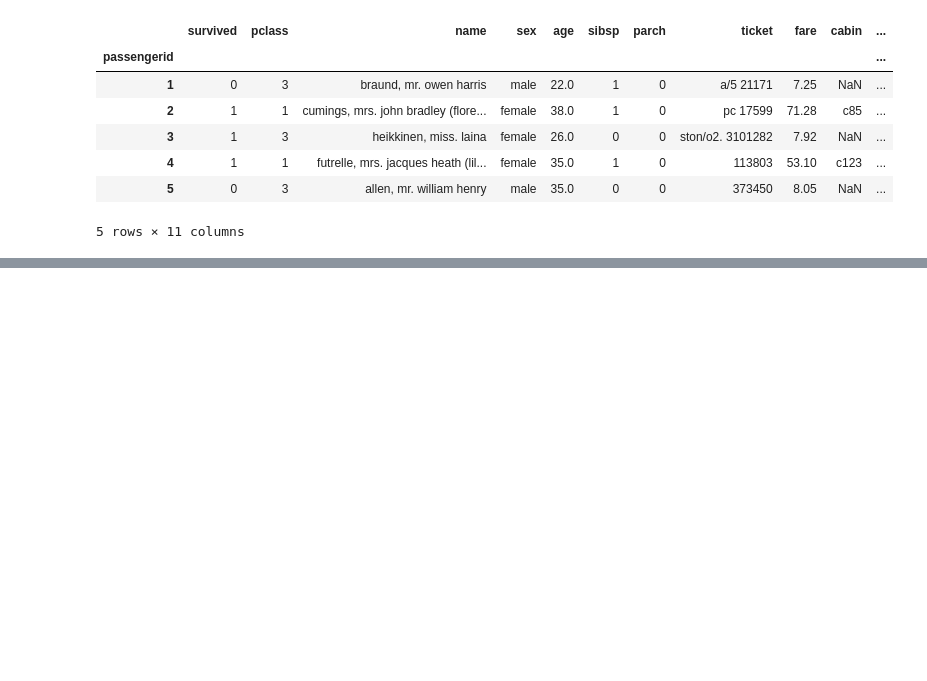
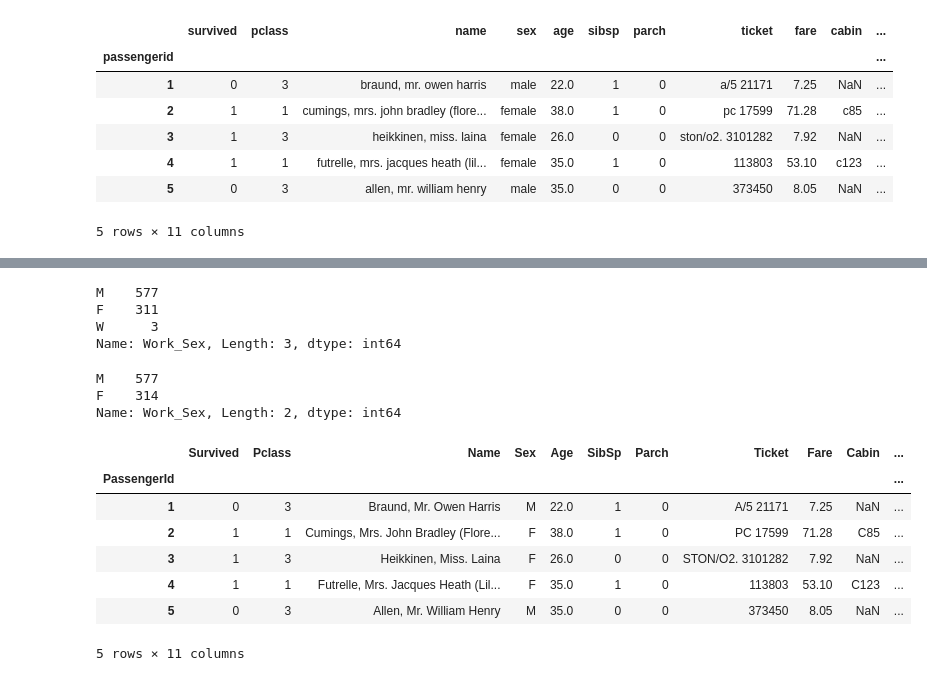
Before and after one commit to Sedinei/DSWP, a Jupyter notebook: NB_trabalhado/Titanic_NB10.ipynb, the cells around one changed output, grey strips where cells are left out. Cells and saved outputs as stored; diff of their text form; code cells hidden in the pictures; blank space fills up the shorter version.

```diff
--- a/NB_trabalhado/Titanic_NB10.ipynb
+++ b/NB_trabalhado/Titanic_NB10.ipynb
@@ -96,0 +93,6 @@ Name: 1, Length: 11, dtype: object
+# %%
+url_Titanic_WMV = 'https://github.com/Sedinei/DSWP/raw/master/Dataframes/Titanic_With_MV.csv'
+df_Titanic_WMV = pd.read_csv(url_Titanic_WMV, index_col='PassengerId')
+
+# Verificando a quantidade de missing values
+df_Titanic_WMV.info()
@@ -96,0 +160,34 @@ Name: 1, Length: 11, dtype: object
+# %%
+# Para evitar perda de dados, criei uma nova coluna para trabalhar ('Work_Sex')
+# Coloquei em 'Work_Sex' os valores de 'Sex' em maiúsculas e peguei o primeiro valor
+# Espero ter os seguintes valores: M, para masculino, M e W, para feminino
+df_Titanic_WMV['Work_Sex'] = df_Titanic_WMV['Sex'].str.upper().str.get(0)
+df_Titanic_WMV['Work_Sex'].value_counts()
+# %% [output]
+M    577
+F    311
+W      3
+Name: Work_Sex, Length: 3, dtype: int64
+# %%
+# Transformo os valores W em F, deixando igual os M e F
+# Espero agora só ter M e F
+df_Titanic_WMV['Work_Sex'] = df_Titanic_WMV['Work_Sex'].map(lambda x: 'F' if x == 'W' else x)
+df_Titanic_WMV['Work_Sex'].value_counts()
+# %% [output]
+M    577
+F    314
+Name: Work_Sex, Length: 2, dtype: int64
+# %%
+# Substituo os valores de 'Sex' pelos de 'Work_Sex' e excluo 'Work_Sex'
+df_Titanic_WMV['Sex'] = df_Titanic_WMV['Work_Sex']
+df_Titanic_WMV.drop(columns='Work_Sex', inplace=True)
+df_Titanic_WMV.head()
+# %% [output]
+|  | Survived | Pclass | Name | Sex | Age | SibSp | Parch | Ticket | Fare | Cabin | ... |
+| PassengerId |  |  |  |  |  |  |  |  |  |  | ... |
+| 1 | 0 | 3 | Braund, Mr. Owen Harris | M | 22.0 | 1 | 0 | A/5 21171 | 7.25 | NaN | ... |
+| 2 | 1 | 1 | Cumings, Mrs. John Bradley (Flore... | F | 38.0 | 1 | 0 | PC 17599 | 71.28 | C85 | ... |
+| 3 | 1 | 3 | Heikkinen, Miss. Laina | F | 26.0 | 0 | 0 | STON/O2. 3101282 | 7.92 | NaN | ... |
+| 4 | 1 | 1 | Futrelle, Mrs. Jacques Heath (Lil... | F | 35.0 | 1 | 0 | 113803 | 53.10 | C123 | ... |
+| 5 | 0 | 3 | Allen, Mr. William Henry | M | 35.0 | 0 | 0 | 373450 | 8.05 | NaN | ... |
+5 rows × 11 columns
```
Also changed, not shown: parts of 37 cells of this notebook.
